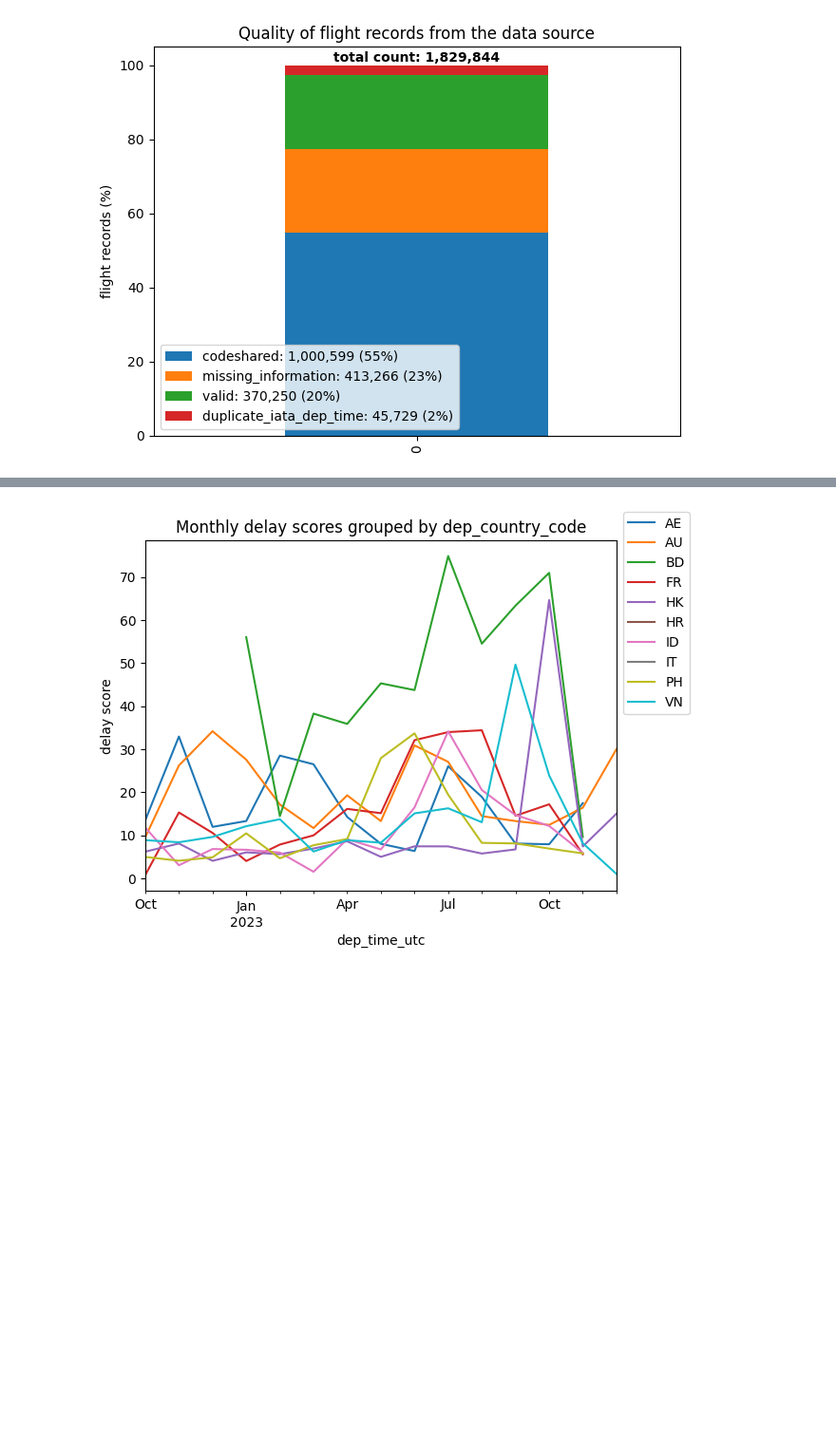
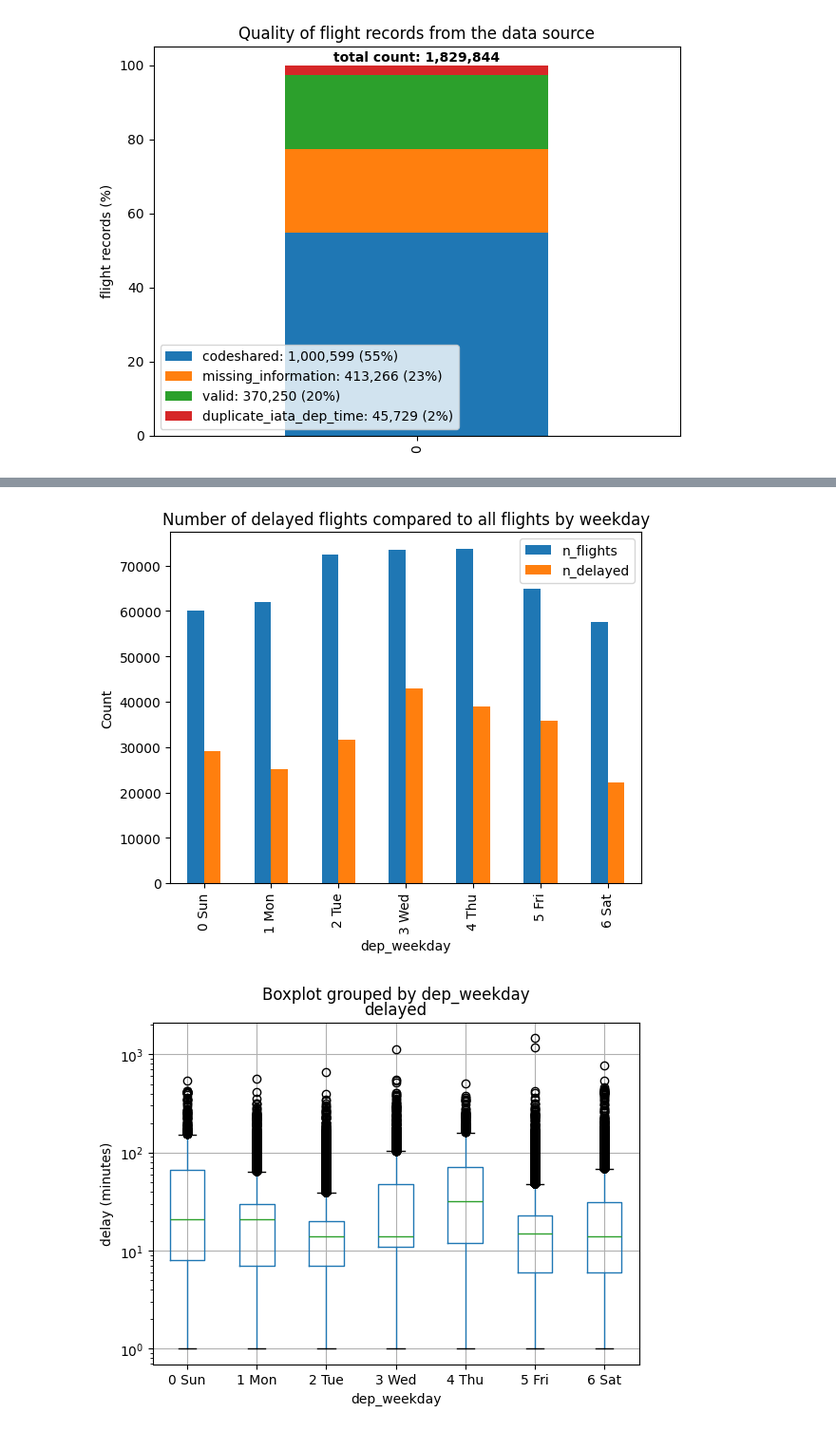
Before and after one commit to jkruke/airline-delay-prediction, a Jupyter notebook: analysis/EDA.ipynb, the cells around one changed output, grey strips where cells are left out. Shown: that part at 95% size. Cells and saved outputs as stored; diff of their text form; code cells hidden in the pictures; blank space fills up the shorter version.

Commit message:
Plot delays by weekday

```diff
--- a/analysis/EDA.ipynb
+++ b/analysis/EDA.ipynb
@@ -173,6 +172,18 @@ Most of them are not in Vietnam, so again international flights.
 Viewing directly onto international flights shows that they are severely more delayed than domestic flights, but only in september and october.
 This is probably the most popular time for traveling to Vietnam, so there are many international flights having more delay potential.
-# %%
-plot_delay_ratios('dep_country_code', filter_strategy=(group_ranking_func, 10))
-# %% [output]
-[figure, removed]
+# %%
+data["dep_weekday"] = data["dep_time_utc"].dt.strftime("%w %a")
+grouped_data = data.groupby('dep_weekday').agg(n_flights=('delayed', 'count'),
+                                               n_delayed=('delayed', lambda x: np.sum(x > 0)),
+                                               avg_delay_all=('delayed', 'mean'),
+                                               avg_delay_delayed=('delayed', lambda x: x[x > 0].mean()),
+                                               score=('delayed', get_score)).sort_index()
+grouped_data[['n_flights', 'n_delayed']].plot.bar(ylabel='Count')
+plt.title('Number of delayed flights compared to all flights by weekday')
+plt.show()
+data[data['delayed'] > 0].boxplot(by='dep_weekday', column=['delayed'], ylabel='delay (minutes)')
+plt.yscale('log')
+plt.show()
+# %% [output]
+[figure, added]
+[figure, added]
```
Also changed, not shown: parts of 3 cells of this notebook.
